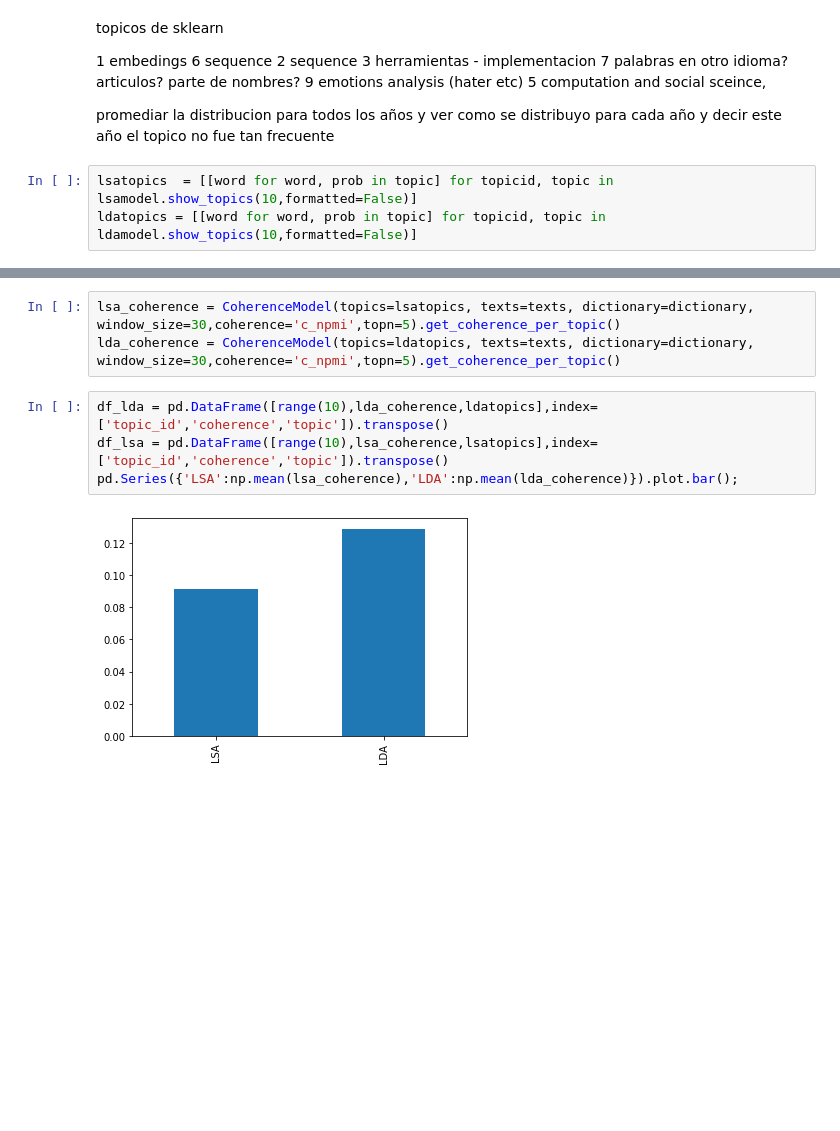
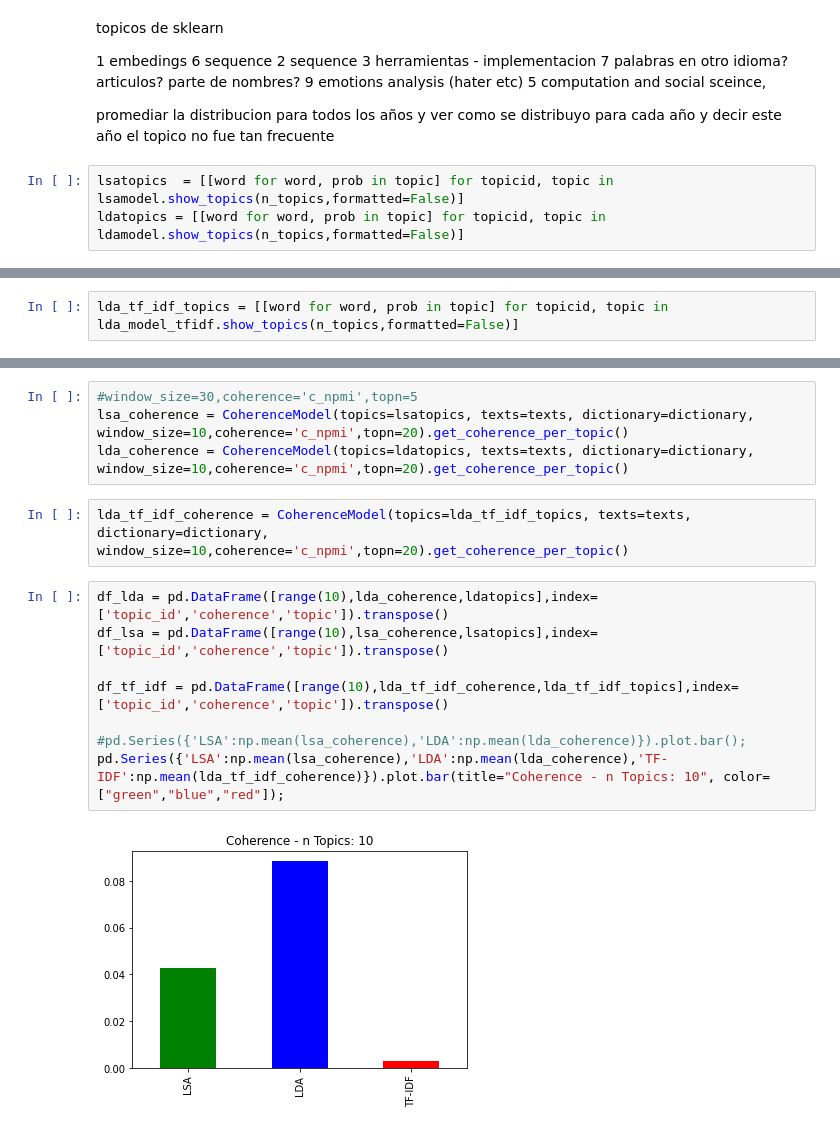
Before and after one commit to mateosuster/nlpPapers, a Jupyter notebook: code/05_LDA_TopicModels_GENSIM.ipynb, the cells around one changed output, grey strips where cells are left out. Cells and saved outputs as stored; diff of their text form; blank space fills up the shorter version.

```diff
--- a/code/05_LDA_TopicModels_GENSIM.ipynb
+++ b/code/05_LDA_TopicModels_GENSIM.ipynb
@@ -185,8 +243,8 @@ topicos de sklearn
 
 promediar la distribucion para todos los años y ver como se distribuyo para cada año y decir este año el topico no fue tan frecuente
 # %%
-lsatopics  = [[word for word, prob in topic] for topicid, topic in lsamodel.show_topics(10,formatted=False)]
-ldatopics = [[word for word, prob in topic] for topicid, topic in ldamodel.show_topics(10,formatted=False)]
+lsatopics  = [[word for word, prob in topic] for topicid, topic in lsamodel.show_topics(n_topics,formatted=False)]
+ldatopics = [[word for word, prob in topic] for topicid, topic in ldamodel.show_topics(n_topics,formatted=False)]
 # %%
 ldatopics[0]
 # %% [output]
@@ -202,0 +261,2 @@ ldatopics[0]
+# %%
+lda_tf_idf_topics = [[word for word, prob in topic] for topicid, topic in lda_model_tfidf.show_topics(n_topics,formatted=False)]
@@ -203,9 +276,16 @@ ldatopics[0]
 # %%
-lsa_coherence = CoherenceModel(topics=lsatopics, texts=texts, dictionary=dictionary, window_size=30,coherence='c_npmi',topn=5).get_coherence_per_topic()
-lda_coherence = CoherenceModel(topics=ldatopics, texts=texts, dictionary=dictionary, window_size=30,coherence='c_npmi',topn=5).get_coherence_per_topic()
+#window_size=30,coherence='c_npmi',topn=5
+lsa_coherence = CoherenceModel(topics=lsatopics, texts=texts, dictionary=dictionary, window_size=10,coherence='c_npmi',topn=20).get_coherence_per_topic()
+lda_coherence = CoherenceModel(topics=ldatopics, texts=texts, dictionary=dictionary, window_size=10,coherence='c_npmi',topn=20).get_coherence_per_topic()
+# %%
+lda_tf_idf_coherence = CoherenceModel(topics=lda_tf_idf_topics, texts=texts, dictionary=dictionary, window_size=10,coherence='c_npmi',topn=20).get_coherence_per_topic()
 # %%
 df_lda = pd.DataFrame([range(10),lda_coherence,ldatopics],index=['topic_id','coherence','topic']).transpose()
 df_lsa = pd.DataFrame([range(10),lsa_coherence,lsatopics],index=['topic_id','coherence','topic']).transpose()
-pd.Series({'LSA':np.mean(lsa_coherence),'LDA':np.mean(lda_coherence)}).plot.bar();
+
+df_tf_idf = pd.DataFrame([range(10),lda_tf_idf_coherence,lda_tf_idf_topics],index=['topic_id','coherence','topic']).transpose()
+
+#pd.Series({'LSA':np.mean(lsa_coherence),'LDA':np.mean(lda_coherence)}).plot.bar();
+pd.Series({'LSA':np.mean(lsa_coherence),'LDA':np.mean(lda_coherence),'TF-IDF':np.mean(lda_tf_idf_coherence)}).plot.bar(title="Coherence - n Topics: 10", color=["green","blue","red"]);
 # %% [output]
-[figure, old version]
+[figure, new version]
```
Also changed, not shown: parts of 23 cells of this notebook.
